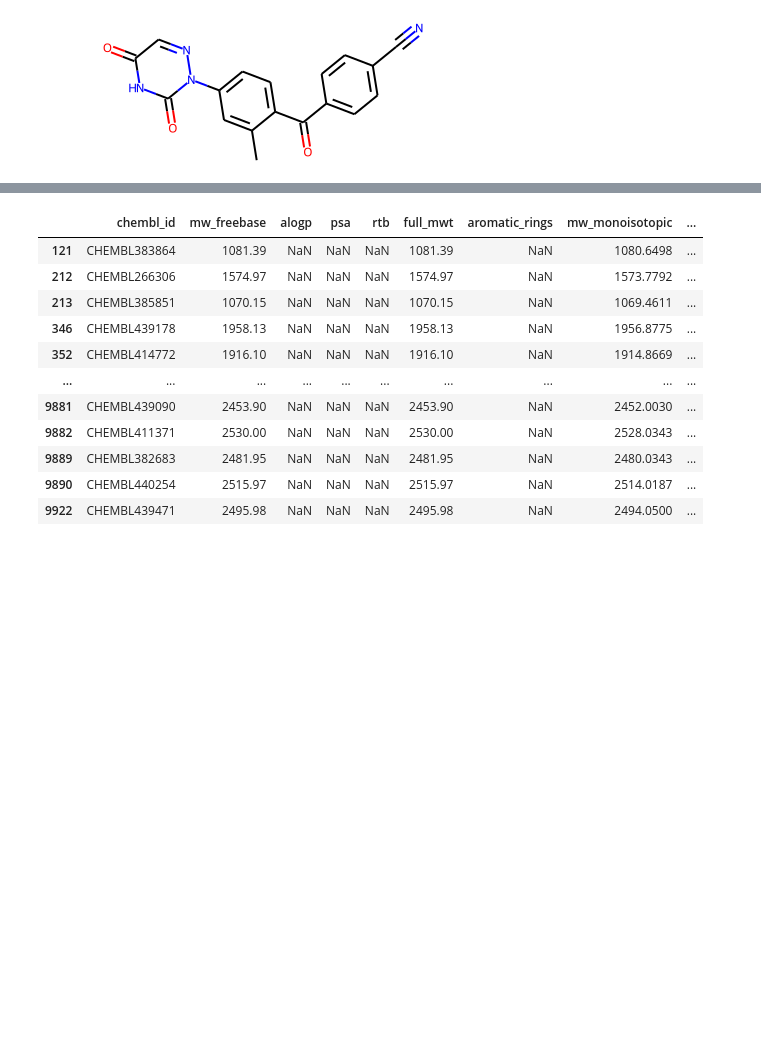
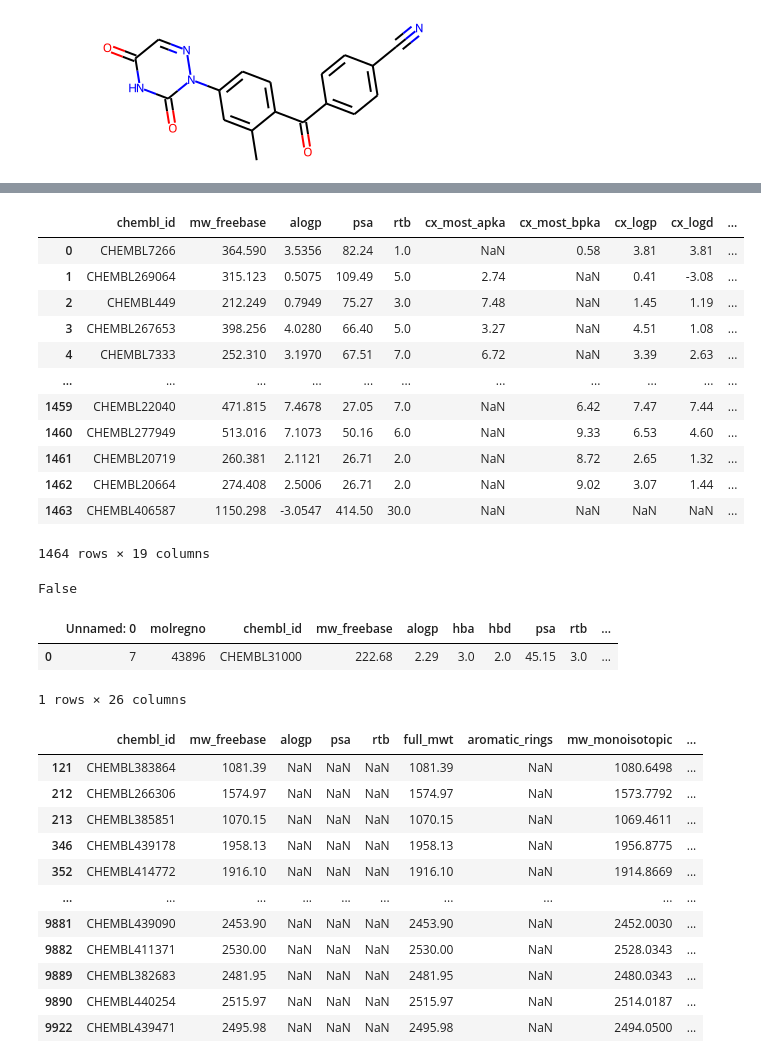
Before and after one commit to alverad-katsuro/chembl_analyser, a Jupyter notebook: cruzipain/Testes.ipynb, the cells around one changed output, grey strips where cells are left out. Drawn from its saved outputs; the diff is of its cells as text; code cells hidden in the pictures; blank space fills up the shorter version.

```diff
--- a/cruzipain/Testes.ipynb
+++ b/cruzipain/Testes.ipynb
@@ -37,0 +42,2 @@ dataframe = pd.read_sql('select * from data',con)
+# %%
+dat = pd.read_sql('select * from dados', con2)
@@ -37,0 +60,16 @@ dataframe = pd.read_sql('select * from data',con)
+# %%
+dat
+# %% [output]
+|  | chembl_id | mw_freebase | alogp | psa | rtb | cx_most_apka | cx_most_bpka | cx_logp | cx_logd | ... |
+| 0 | CHEMBL7266 | 364.590 | 3.5356 | 82.24 | 1.0 | NaN | 0.58 | 3.81 | 3.81 | ... |
+| 1 | CHEMBL269064 | 315.123 | 0.5075 | 109.49 | 5.0 | 2.74 | NaN | 0.41 | -3.08 | ... |
+| 2 | CHEMBL449 | 212.249 | 0.7949 | 75.27 | 3.0 | 7.48 | NaN | 1.45 | 1.19 | ... |
+| 3 | CHEMBL267653 | 398.256 | 4.0280 | 66.40 | 5.0 | 3.27 | NaN | 4.51 | 1.08 | ... |
+| 4 | CHEMBL7333 | 252.310 | 3.1970 | 67.51 | 7.0 | 6.72 | NaN | 3.39 | 2.63 | ... |
+| ... | ... | ... | ... | ... | ... | ... | ... | ... | ... | ... |
+| 1459 | CHEMBL22040 | 471.815 | 7.4678 | 27.05 | 7.0 | NaN | 6.42 | 7.47 | 7.44 | ... |
+| 1460 | CHEMBL277949 | 513.016 | 7.1073 | 50.16 | 6.0 | NaN | 9.33 | 6.53 | 4.60 | ... |
+| 1461 | CHEMBL20719 | 260.381 | 2.1121 | 26.71 | 2.0 | NaN | 8.72 | 2.65 | 1.32 | ... |
+| 1462 | CHEMBL20664 | 274.408 | 2.5006 | 26.71 | 2.0 | NaN | 9.02 | 3.07 | 1.44 | ... |
+| 1463 | CHEMBL406587 | 1150.298 | -3.0547 | 414.50 | 30.0 | NaN | NaN | NaN | NaN | ... |
+1464 rows × 19 columns
@@ -38,3 +78,13 @@ dataframe = pd.read_sql('select * from data',con)
+# %%
+id(dataframe.chembl_id) == id(b.chembl_id)
+# %% [output]
+False
+# %%
+b.loc[b.chembl_id == "CHEMBL31000"]
+# %% [output]
+|  | Unnamed: 0 | molregno | chembl_id | mw_freebase | alogp | hba | hbd | psa | rtb | ... |
+| 0 | 7 | 43896 | CHEMBL31000 | 222.68 | 2.29 | 3.0 | 2.0 | 45.15 | 3.0 | ... |
+1 rows × 26 columns
 # %%
 dataframe = dataframe.drop(['cx_most_apka', 'cx_most_bpka', 'molecular_species', 'cx_logp', 'cx_logd', 'heavy_atoms', 'qed_weighted'], axis=1)
 # %%
```
Also changed, not shown: parts of 8 cells of this notebook, 21 other files.
